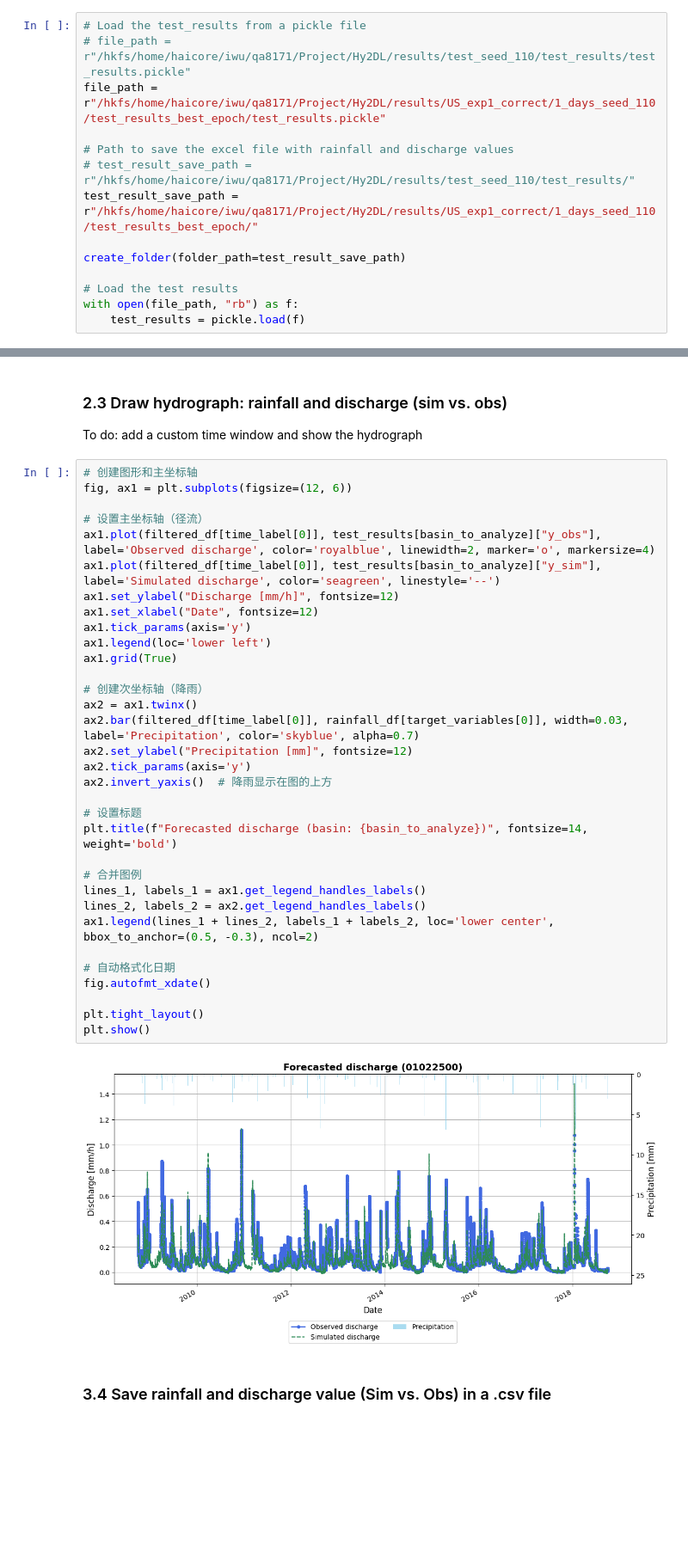
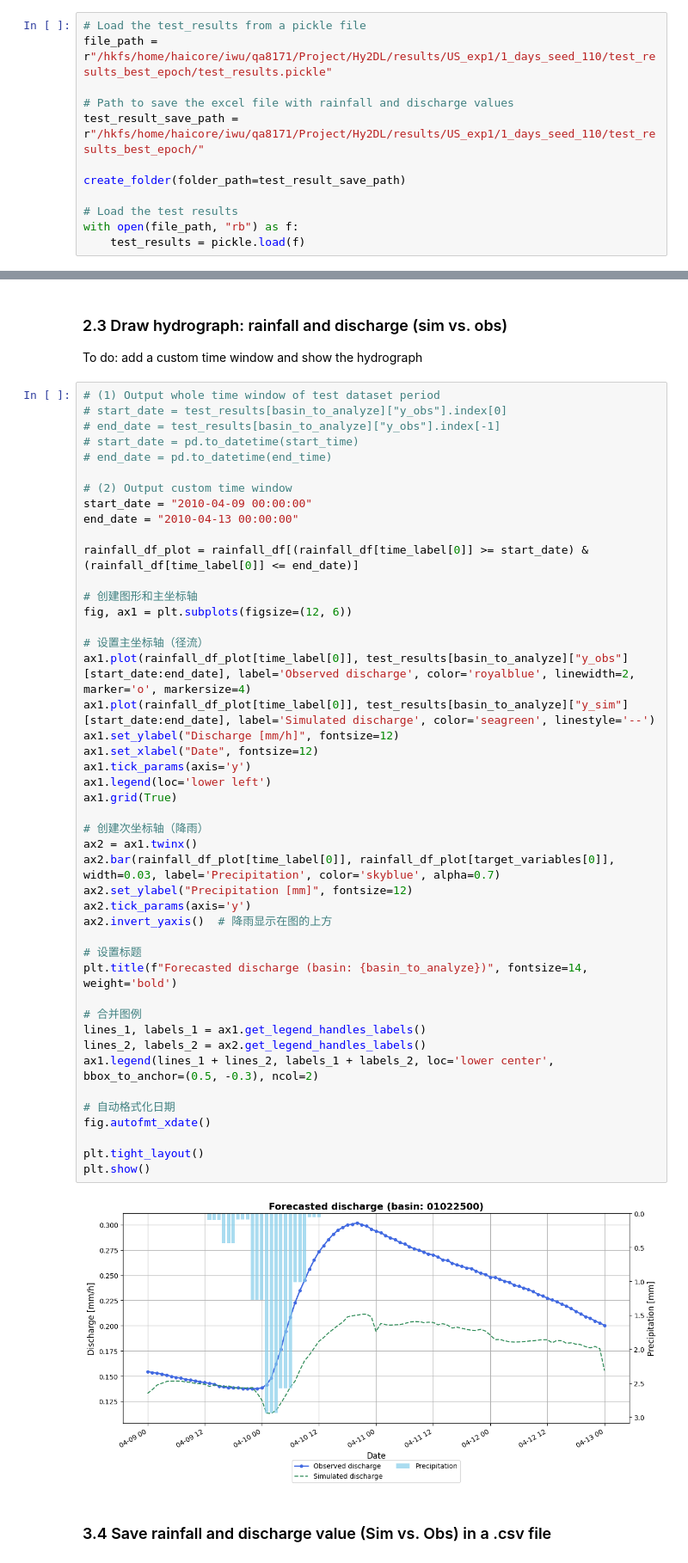
Before and after one commit to TianlongJia/Hy2DL, a Jupyter notebook: Analysis_Rainfall_and_Q.ipynb, the cells around one changed output, grey strips where cells are left out. Shown at 86% size. Drawn from its saved outputs; the diff is of its cells as text; blank space fills up the shorter version.

Commit message:
test from Haicore

```diff
--- a/Analysis_Rainfall_and_Q.ipynb
+++ b/Analysis_Rainfall_and_Q.ipynb
@@ -21,12 +21,10 @@ from hy2dl.aux_functions.utils import upload_to_device, create_folder
 # from hy2dl.modelzoo.mflstm import MFLSTM as modelclass
 # %%
 # Load the test_results from a pickle file
-# file_path = r"/hkfs/home/haicore/iwu/qa8171/Project/Hy2DL/results/test_seed_110/test_results/test_results.pickle"
-file_path = r"/hkfs/home/haicore/iwu/qa8171/Project/Hy2DL/results/US_exp1_correct/1_days_seed_110/test_results_best_epoch/test_results.pickle"
+file_path = r"/hkfs/home/haicore/iwu/qa8171/Project/Hy2DL/results/US_exp1/1_days_seed_110/test_results_best_epoch/test_results.pickle"
 
 # Path to save the excel file with rainfall and discharge values
-# test_result_save_path = r"/hkfs/home/haicore/iwu/qa8171/Project/Hy2DL/results/test_seed_110/test_results/"
-test_result_save_path = r"/hkfs/home/haicore/iwu/qa8171/Project/Hy2DL/results/US_exp1_correct/1_days_seed_110/test_results_best_epoch/"
+test_result_save_path = r"/hkfs/home/haicore/iwu/qa8171/Project/Hy2DL/results/US_exp1/1_days_seed_110/test_results_best_epoch/"
 
 create_folder(folder_path=test_result_save_path)
 
@@ -138,40 +145,52 @@ plt.legend(loc="upper right", fontsize=12)
 
 To do: add a custom time window and show the hydrograph
 # %%
+# (1) Output whole time window of test dataset period
+# start_date = test_results[basin_to_analyze]["y_obs"].index[0]
+# end_date = test_results[basin_to_analyze]["y_obs"].index[-1]
+# start_date = pd.to_datetime(start_time)
+# end_date = pd.to_datetime(end_time)
+
+# (2) Output custom time window
+start_date = "2010-04-09 00:00:00"
+end_date = "2010-04-13 00:00:00"
+
+rainfall_df_plot = rainfall_df[(rainfall_df[time_label[0]] >= start_date) & (rainfall_df[time_label[0]] <= end_date)]
+
 # 创建图形和主坐标轴
 fig, ax1 = plt.subplots(figsize=(12, 6))
 
 # 设置主坐标轴（径流）
-ax1.plot(filtered_df[time_label[0]], test_results[basin_to_analyze]["y_obs"], label='Observed discharge', color='royalblue', linewidth=2, marker='o', markersize=4)
-ax1.plot(filtered_df[time_label[0]], test_results[basin_to_analyze]["y_sim"], label='Simulated discharge', color='seagreen', linestyle='--')
+ax1.plot(rainfall_df_plot[time_label[0]], test_results[basin_to_analyze]["y_obs"][start_date:end_date], label='Observed discharge', color='royalblue', linewidth=2, marker='o', markersize=4)
+ax1.plot(rainfall_df_plot[time_label[0]], test_results[basin_to_analyze]["y_sim"][start_date:end_date], label='Simulated discharge', color='seagreen', linestyle='--')
 ax1.set_ylabel("Discharge [mm/h]", fontsize=12)
 ax1.set_xlabel("Date", fontsize=12)
 ax1.tick_params(axis='y')
 ax1.legend(loc='lower left')
 ax1.grid(True)
 
 # 创建次坐标轴（降雨）
 ax2 = ax1.twinx()
-ax2.bar(filtered_df[time_label[0]], rainfall_df[target_variables[0]], width=0.03, label='Precipitation', color='skyblue', alpha=0.7)
+ax2.bar(rainfall_df_plot[time_label[0]], rainfall_df_plot[target_variables[0]], width=0.03, label='Precipitation', color='skyblue', alpha=0.7)
 ax2.set_ylabel("Precipitation [mm]", fontsize=12)
 ax2.tick_params(axis='y')
 ax2.invert_yaxis()  # 降雨显示在图的上方
 
 # 设置标题
 plt.title(f"Forecasted discharge (basin: {basin_to_analyze})", fontsize=14, weight='bold')
 
 # 合并图例
 lines_1, labels_1 = ax1.get_legend_handles_labels()
 lines_2, labels_2 = ax2.get_legend_handles_labels()
 ax1.legend(lines_1 + lines_2, labels_1 + labels_2, loc='lower center', bbox_to_anchor=(0.5, -0.3), ncol=2)
 
 # 自动格式化日期
 fig.autofmt_xdate()
 
 plt.tight_layout()
 plt.show()
 # %% [output]
-[figure, old version]
+[figure, new version]
 # %% [markdown]
 ### 3.4 Save rainfall and discharge value (Sim vs. Obs) in a .csv file
 # %%
```
Also changed, not shown: parts of 8 cells of this notebook, 1 other file.
